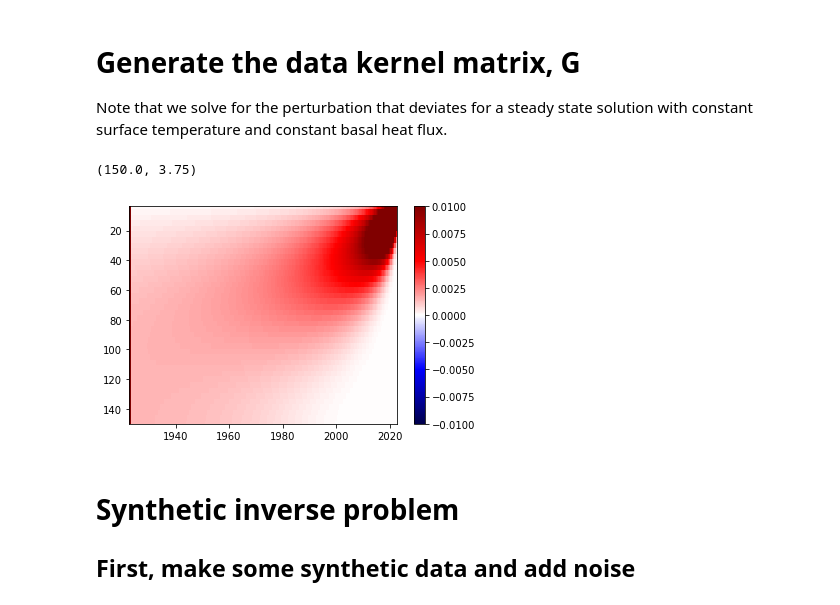
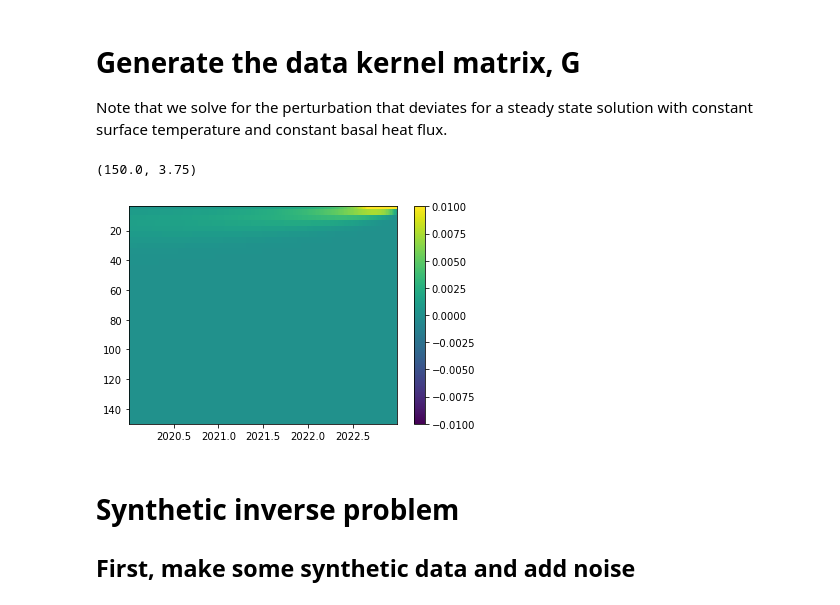
Before and after one commit to bradlipovsky/heat, a Jupyter notebook: ground-temperature-history-inversion.ipynb, the cells around one changed output. Saved outputs shown, nothing was run; the diff lists cells and outputs as text; code cells hidden in the pictures.

```diff
--- a/ground-temperature-history-inversion.ipynb
+++ b/ground-temperature-history-inversion.ipynb
@@ -9,7 +9,7 @@ from heat import heat
 # Generate the data kernel matrix, G
 Note that we solve for the perturbation that deviates for a steady state solution with constant surface temperature and constant basal heat flux.
 # %%
-start_year = 1923
+start_year = 2020
 end_year = 2023
 number_of_time_steps = 199
 max_depth = 150
@@ -30,14 +30,15 @@ for i in range(number_of_time_steps):
             dTdz=0)
     nz = len(z)
     G[:,i] = U[:,-1]
+G = G[:,1:]
 # %%
 vm=0.01
-c=plt.pcolormesh(t[0:-1],z,G,vmin=-vm,vmax=vm,cmap='seismic')
+c=plt.pcolormesh(t[1:-1],z,G,vmin=-vm,vmax=vm,cmap='viridis')
 plt.colorbar(c)
 plt.ylim([z[-1],z[0]])
 # %% [output]
 (150.0, 3.75)
-[figure, old version]
+[figure, new version]
 # %% [markdown]
 # Synthetic inverse problem
 ## First, make some synthetic data and add noise
```
Also changed, not shown: parts of 6 cells of this notebook.
